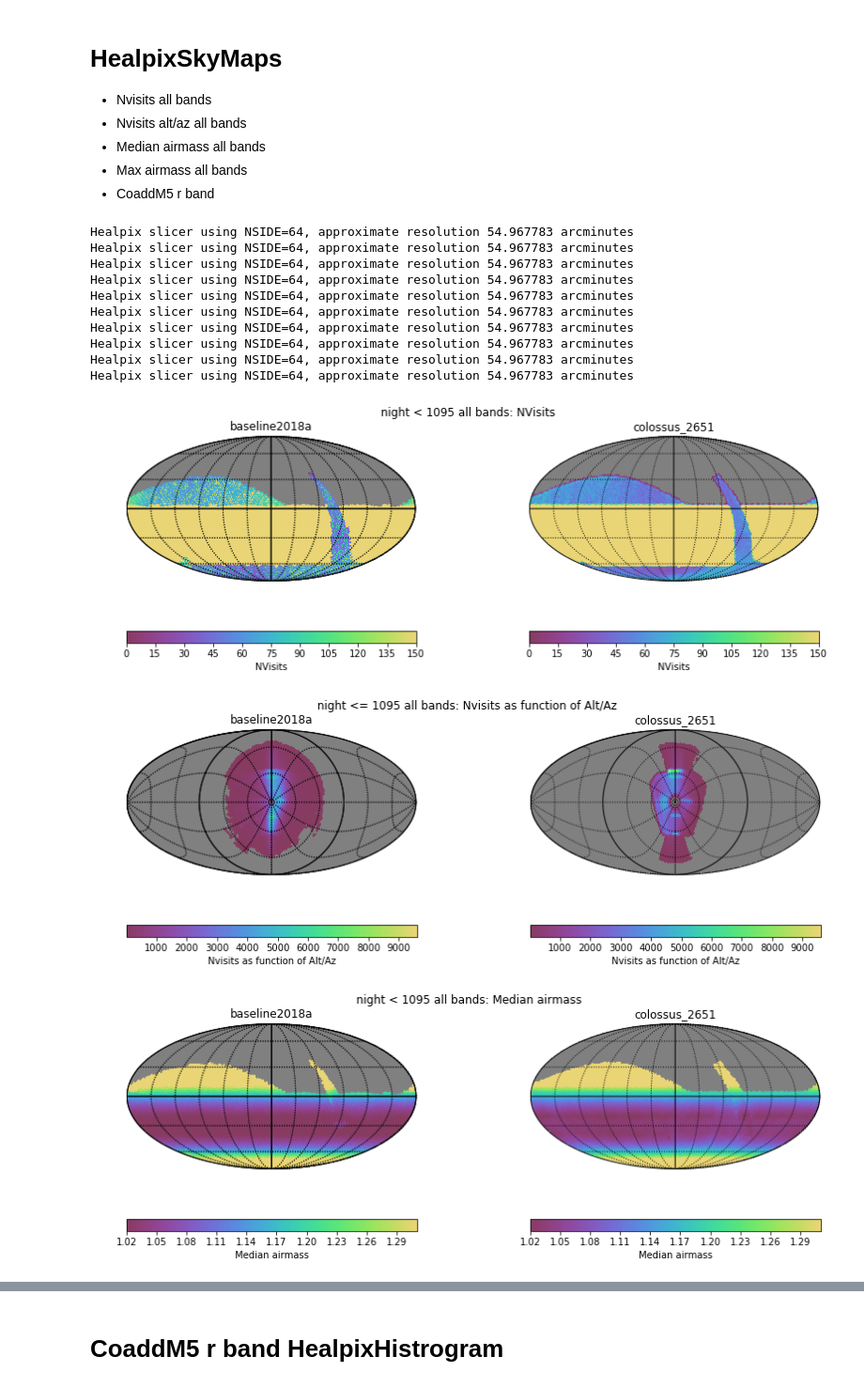
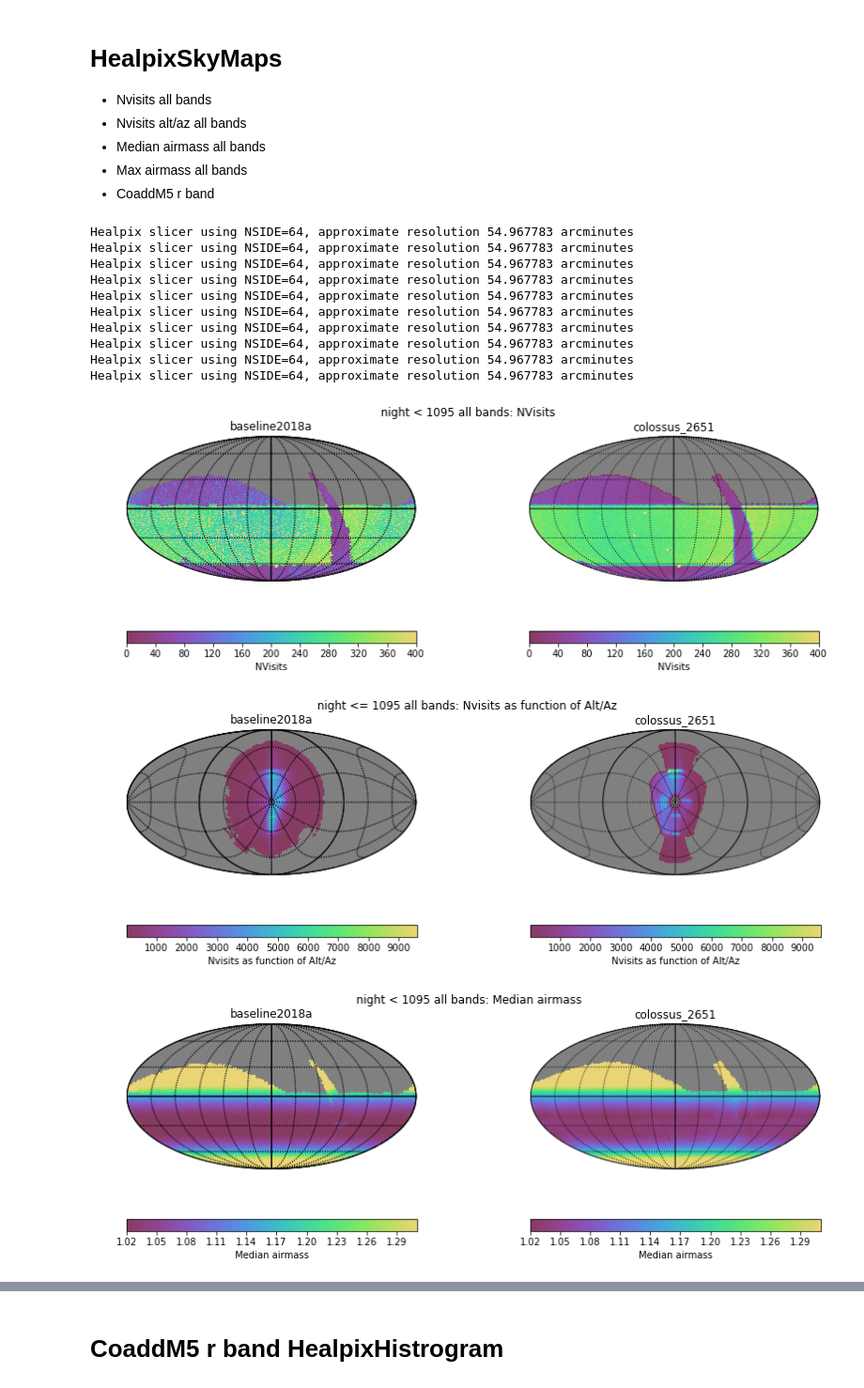
Before and after one commit to tribeiro/lsst_notebooks, a Jupyter notebook: fbs_notebooks/colossus_2651/baseline2018a_vs_colossus_2651_year3.ipynb, the cells around one changed output, grey strips where cells are left out. Shown at 94% size. Cells and saved outputs as stored; diff of their text form; code cells hidden in the pictures.

```diff
--- a/fbs_notebooks/colossus_2651/baseline2018a_vs_colossus_2651_year3.ipynb
+++ b/fbs_notebooks/colossus_2651/baseline2018a_vs_colossus_2651_year3.ipynb
@@ -229,36 +229,36 @@ coaddM5_r, mname = comp.readMetricData(all_dict['CoaddM5  night < 1095 r band He
 with warnings.catch_warnings():
     comp.plotMetricData(n_visits_all,
                         plotFunc=plots.HealpixSkyMap(),
-                        userPlotDict={'figsize':(12,4),'colorMin':0,'colorMax':150, 'xMin':60,'xMax':100},
+                        userPlotDict={'figsize':(12,4),'colorMin':0,'colorMax':400, 'xMin':60,'xMax':100},
                         outDir='.',savefig=True)
     comp.plotMetricData(n_visits_all_alt_az,
                         plotFunc=plots.HealpixSkyMap(),
                         userPlotDict={'figsize':(12,4),'xMin':60,'xMax':100,'rot': (90, 90, 90), 'flip': 'geo'},
                         outDir='.',savefig=True)
     comp.plotMetricData(med_airmass_all,
                         plotFunc=plots.HealpixSkyMap(),
                         paramTitles=False,
                         userPlotDict={'figsize':(12,4),'colorMin':1.02,'colorMax':1.31},outDir='.',savefig=True)
     comp.plotMetricData(max_airmass_all,
                         plotFunc=plots.HealpixSkyMap(),
                         paramTitles=False,
                         userPlotDict={'figsize':(12,4),'colorMin':1.1,'colorMax':2.5},outDir='.',savefig=True)
     comp.plotMetricData(coaddM5_r,
                         plotFunc=plots.HealpixSkyMap(),
                         paramTitles=False,
                         userPlotDict={'figsize':(12,4),'colorMin':-3.0,'colorMax':0.0},outDir='.',savefig=True)
 # %% [output]
 Healpix slicer using NSIDE=64, approximate resolution 54.967783 arcminutes
 Healpix slicer using NSIDE=64, approximate resolution 54.967783 arcminutes
 Healpix slicer using NSIDE=64, approximate resolution 54.967783 arcminutes
 Healpix slicer using NSIDE=64, approximate resolution 54.967783 arcminutes
 Healpix slicer using NSIDE=64, approximate resolution 54.967783 arcminutes
 Healpix slicer using NSIDE=64, approximate resolution 54.967783 arcminutes
 Healpix slicer using NSIDE=64, approximate resolution 54.967783 arcminutes
 Healpix slicer using NSIDE=64, approximate resolution 54.967783 arcminutes
 Healpix slicer using NSIDE=64, approximate resolution 54.967783 arcminutes
 Healpix slicer using NSIDE=64, approximate resolution 54.967783 arcminutes
-[figure, old version]
+[figure, new version]
 [figure]
 [figure]
 [figure]
```
